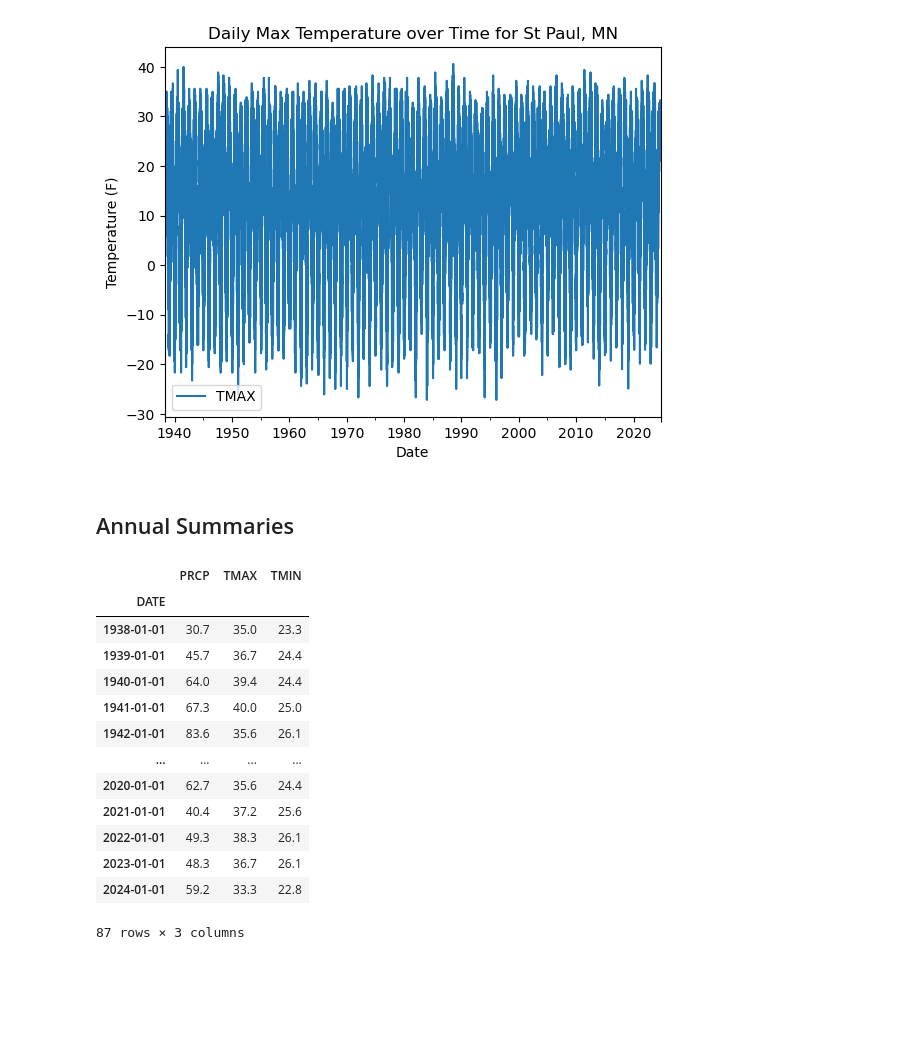
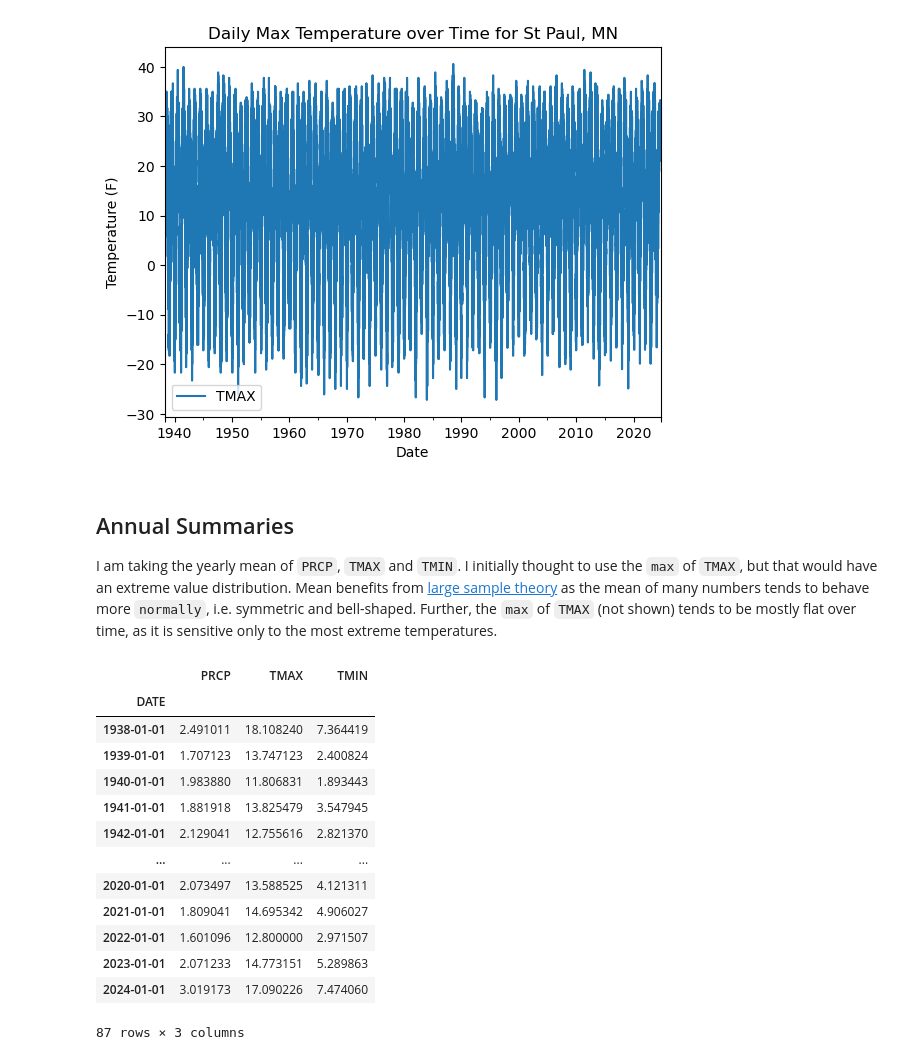
Before and after one commit to earthlab-education/climate-coding-challenge-byandell, a Jupyter notebook: 7_Portfolio_Post_Write_Post.ipynb, the cells around one changed output. Cells and saved outputs as stored; diff of their text form; code cells hidden in the pictures; blank space fills up the shorter version.

```diff
--- a/7_Portfolio_Post_Write_Post.ipynb
+++ b/7_Portfolio_Post_Write_Post.ipynb
@@ -49,8 +62,12 @@ Picking instead St Paul, MN, with data since 1938
 # %%
-MSP_URL = ('https://www.ncei.noaa.gov/access/services/da'
-'ta/v1?dataset=daily-summaries&dataTypes=TMIN,TMAX,PRCP&stations='
-'USW00014922'
-'&startDate=1893-01-01&endDate=2024-10-01&units=metric')
+# Set up URL.
+MSP_URL = (
+    'https://www.ncei.noaa.gov/access/services/data/v1'
+    '?dataset=daily-summaries'
+    '&dataTypes=TMIN,TMAX,PRCP'
+    '&stations=USW00014922'
+    '&startDate=1893-01-01&endDate=2024-10-01'
+    '&units=metric')
 MSP_URL
 # %% [output]
 'https://www.ncei.noaa.gov/access/services/data/v1?dataset=daily-summaries&dataTypes=TMIN,TMAX,PRCP&stations=USW00014922&startDate=1893-01-01&endDate=2024-10-01&units=metric'
@@ -123,24 +119,34 @@ MSP_data.plot(
 [figure]
 # %% [markdown]
 ## Annual Summaries
+
+I am taking the yearly mean of `PRCP`, `TMAX` and `TMIN`.
+I initially thought to use the `max` of `TMAX`, but that would have an
+extreme value distribution.
+Mean benefits from
+[large sample theory](https://en.wikipedia.org/wiki/Asymptotic_theory_(statistics))
+as the mean of many numbers tends to behave more `normally`, i.e.
+symmetric and bell-shaped.
+Further, the `max` of `TMAX` (not shown) tends to be mostly flat over
+time, as it is sensitive only to the most extreme temperatures.
 # %%
 MSP_data = MSP_data[['PRCP', 'TMAX', 'TMIN']]
-MSP_year = MSP_data.resample('YS').max()
+MSP_year = MSP_data.resample('YS').mean()
 MSP_year
 # %% [output]
 |  | PRCP | TMAX | TMIN |
 | DATE |  |  |  |
-| 1938-01-01 | 30.7 | 35.0 | 23.3 |
-| 1939-01-01 | 45.7 | 36.7 | 24.4 |
-| 1940-01-01 | 64.0 | 39.4 | 24.4 |
-| 1941-01-01 | 67.3 | 40.0 | 25.0 |
-| 1942-01-01 | 83.6 | 35.6 | 26.1 |
+| 1938-01-01 | 2.491011 | 18.108240 | 7.364419 |
+| 1939-01-01 | 1.707123 | 13.747123 | 2.400824 |
+| 1940-01-01 | 1.983880 | 11.806831 | 1.893443 |
+| 1941-01-01 | 1.881918 | 13.825479 | 3.547945 |
+| 1942-01-01 | 2.129041 | 12.755616 | 2.821370 |
 | ... | ... | ... | ... |
-| 2020-01-01 | 62.7 | 35.6 | 24.4 |
-| 2021-01-01 | 40.4 | 37.2 | 25.6 |
-| 2022-01-01 | 49.3 | 38.3 | 26.1 |
-| 2023-01-01 | 48.3 | 36.7 | 26.1 |
-| 2024-01-01 | 59.2 | 33.3 | 22.8 |
+| 2020-01-01 | 2.073497 | 13.588525 | 4.121311 |
+| 2021-01-01 | 1.809041 | 14.695342 | 4.906027 |
+| 2022-01-01 | 1.601096 | 12.800000 | 2.971507 |
+| 2023-01-01 | 2.071233 | 14.773151 | 5.289863 |
+| 2024-01-01 | 3.019173 | 17.090226 | 7.474060 |
 87 rows × 3 columns
 # %%
 MSP_year.plot(
```
Also changed, not shown: parts of 10 cells of this notebook.
